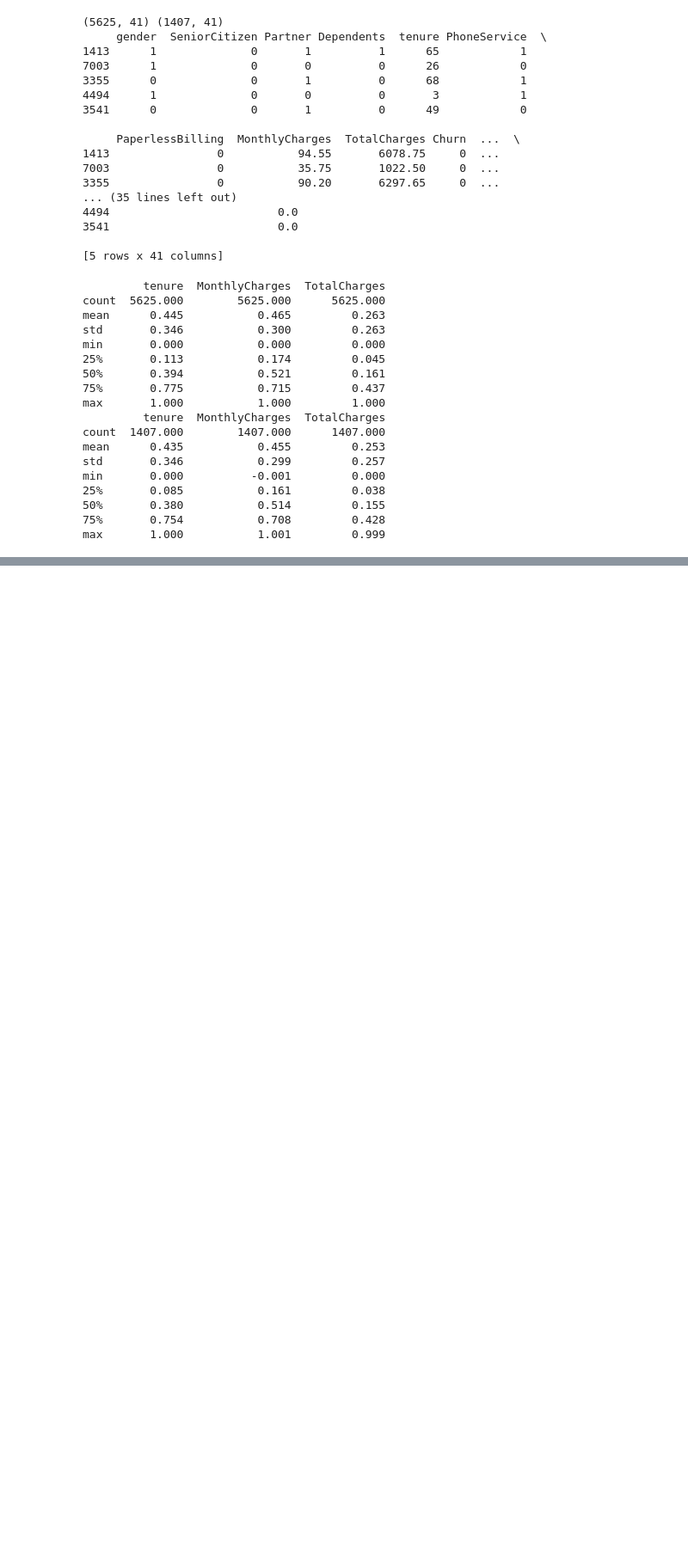
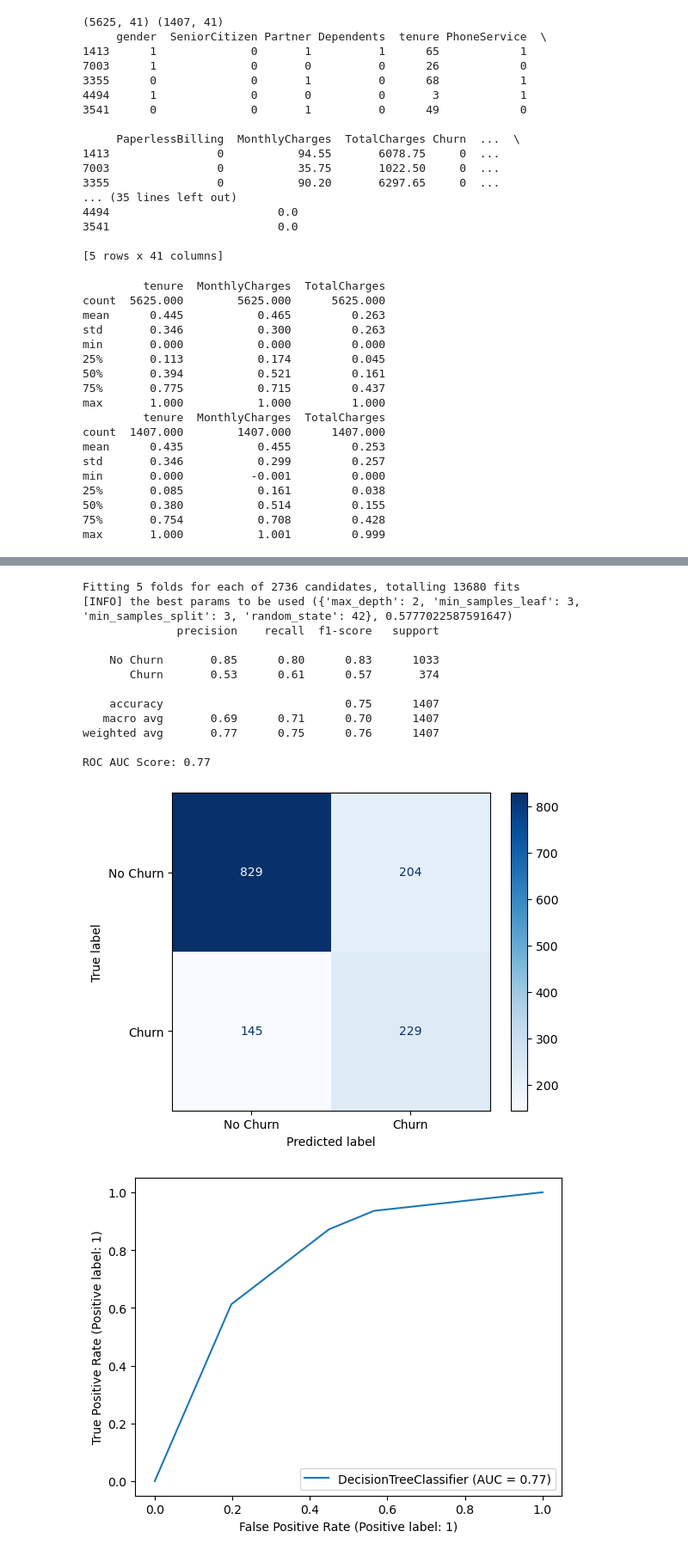
Before and after one commit to marsstr8n/Customer-Churn-Predictor, a Jupyter notebook: notebooks/eda_modelling.ipynb, the cells around one changed output, grey strips where cells are left out. Shown at 86% size. Drawn from its saved outputs; the diff is of its cells as text; code cells hidden in the pictures; blank space fills up the shorter version.

```diff
--- a/notebooks/eda_modelling.ipynb
+++ b/notebooks/eda_modelling.ipynb
@@ -491,0 +618,58 @@ ROC AUC Score: 0.84
+# %%
+# === Decision Tree Classifier ===
+from sklearn.tree import DecisionTreeClassifier
+
+dtc = DecisionTreeClassifier() # instantiate it
+
+# set up params for GridSearchCV
+param_dtc = [
+    {'max_depth': list(range(2,21)),
+    'min_samples_split': list(range(3,21)),
+    'min_samples_leaf': list(range(3,11)),
+    'random_state': [42]
+    }
+]
+
+# setup GridSearchCV
+grid_search = GridSearchCV(
+    estimator=dtc,
+    param_grid=param_dtc,
+    scoring='f1', # instead of accuracy because of the imbalance of Churn
+    cv=5,
+    verbose=2,
+    n_jobs=-1
+)
+
+grid_search.fit(X_train, y_train)
+best_result = grid_search.best_params_, grid_search.best_score_
+print("[INFO] the best params to be used", best_result)
+
+best_params = grid_search.best_params_
+best_params["random_state"] = 0
+
+dtc = DecisionTreeClassifier(**best_params)
+
+
+dtc.fit(X_train, y_train)
+
+evaluator.evaluate(dtc)
+
+
+# lower ROC AUC score, however my goal is better detection of churn customers with balanced precision and recall - F1 is better
+
+# still worse precision for Churn than logistic Regression
+# %% [output]
+Fitting 5 folds for each of 2736 candidates, totalling 13680 fits
+[INFO] the best params to be used ({'max_depth': 2, 'min_samples_leaf': 3, 'min_samples_split': 3, 'random_state': 42}, 0.5777022587591647)
+              precision    recall  f1-score   support
+
+    No Churn       0.85      0.80      0.83      1033
+       Churn       0.53      0.61      0.57       374
+
+    accuracy                           0.75      1407
+   macro avg       0.69      0.71      0.70      1407
+weighted avg       0.77      0.75      0.76      1407
+
+ROC AUC Score: 0.77
+[figure, added]
+[figure, added]
```
Also changed, not shown: parts of 11 cells of this notebook.
